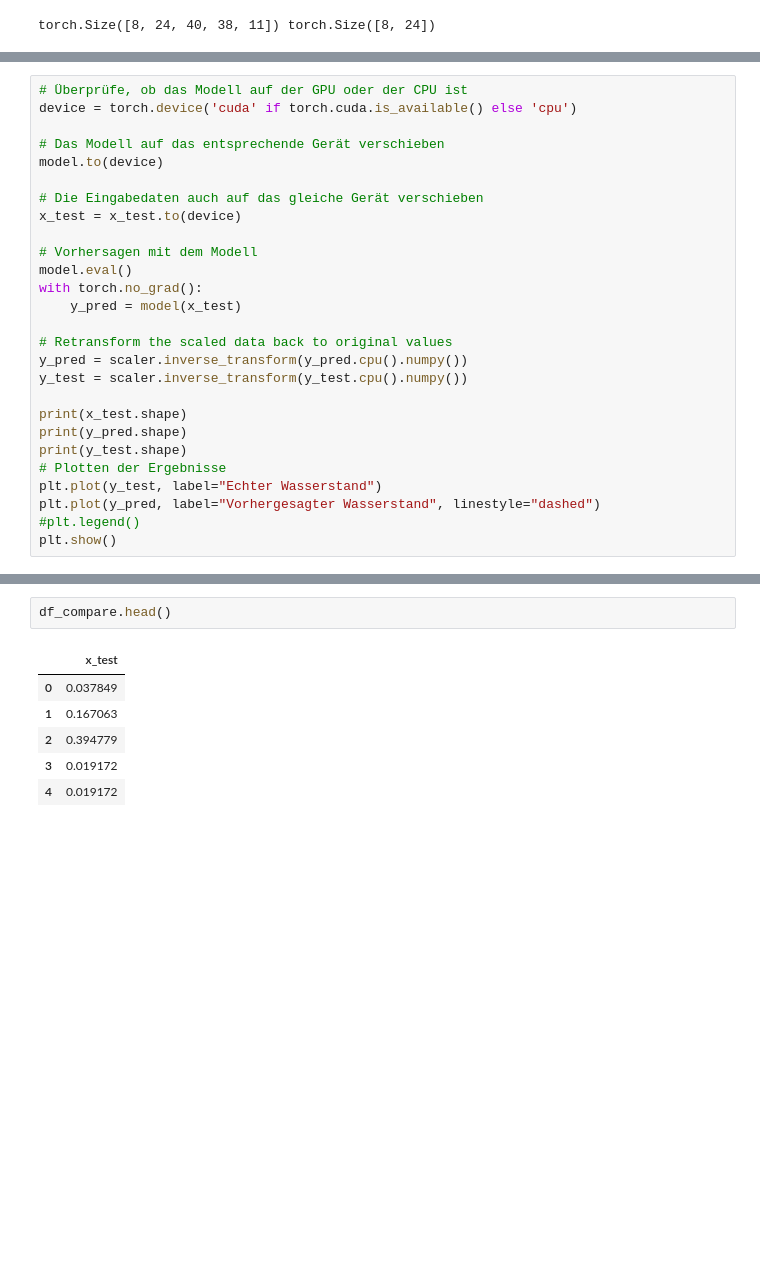
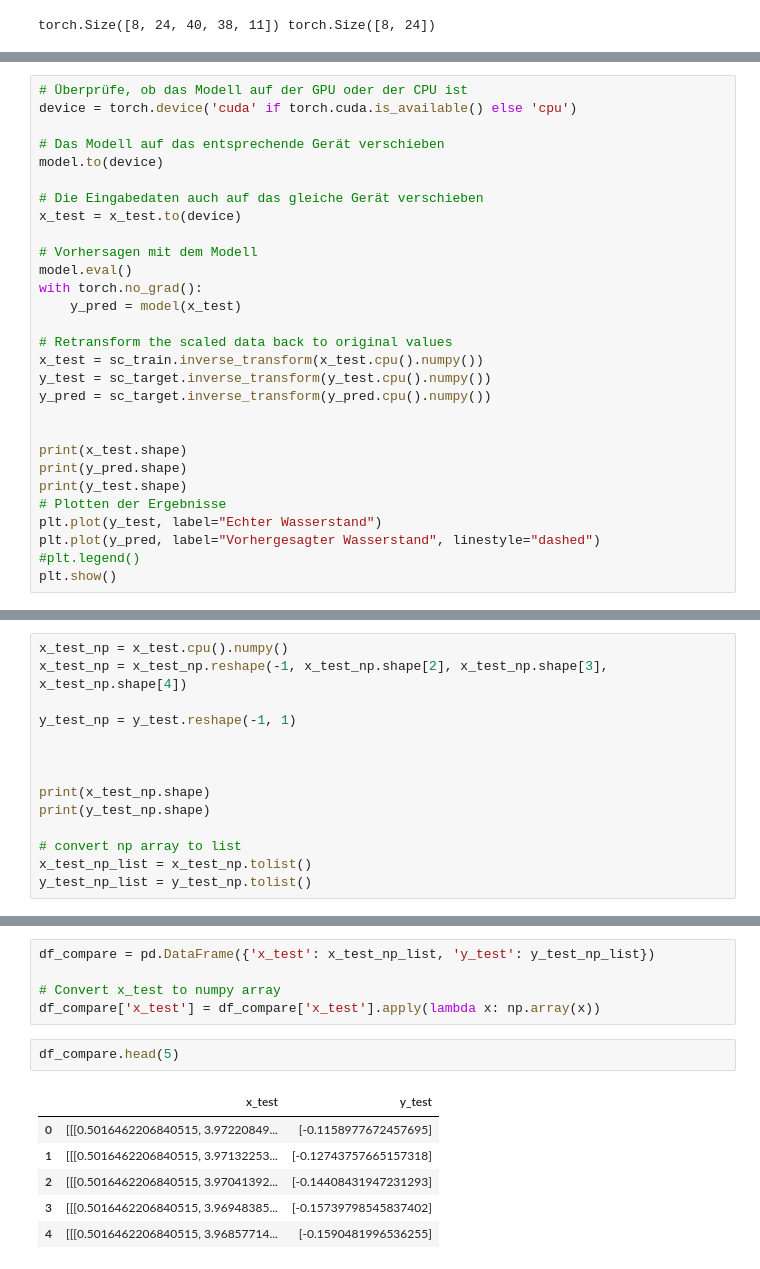
Before and after one commit to RATFIVE/GEOMAR-DeepLearning, a Jupyter notebook: app/backend/small-model.ipynb, the cells around one changed output, grey strips where cells are left out. Cells and saved outputs as stored; diff of their text form; blank space fills up the shorter version.

Commit message:
Havve to change shapes

```diff
--- a/app/backend/small-model.ipynb
+++ b/app/backend/small-model.ipynb
@@ -445,8 +462,10 @@ with torch.no_grad():
     y_pred = model(x_test)
 
 # Retransform the scaled data back to original values
-y_pred = scaler.inverse_transform(y_pred.cpu().numpy())
-y_test = scaler.inverse_transform(y_test.cpu().numpy())
+x_test = sc_train.inverse_transform(x_test.cpu().numpy())
+y_test = sc_target.inverse_transform(y_test.cpu().numpy())
+y_pred = sc_target.inverse_transform(y_pred.cpu().numpy())
+
 
 print(x_test.shape)
 print(y_pred.shape)
@@ -475,0 +480,14 @@ df_compare = pd.DataFrame({"x_test": x_test_cpu.flatten()})
+# %%
+x_test_np = x_test.cpu().numpy()
+x_test_np = x_test_np.reshape(-1, x_test_np.shape[2], x_test_np.shape[3], x_test_np.shape[4])
+
+y_test_np = y_test.reshape(-1, 1)
+
+
+
+print(x_test_np.shape)
+print(y_test_np.shape)
+
+# convert np array to list
+x_test_np_list = x_test_np.tolist()
+y_test_np_list = y_test_np.tolist()
@@ -476,9 +517,14 @@ df_compare = pd.DataFrame({"x_test": x_test_cpu.flatten()})
+# %%
+df_compare = pd.DataFrame({'x_test': x_test_np_list, 'y_test': y_test_np_list})
+
+# Convert x_test to numpy array
+df_compare['x_test'] = df_compare['x_test'].apply(lambda x: np.array(x))
 # %%
-df_compare.head()
+df_compare.head(5)
 # %% [output]
-|  | x_test |
-| 0 | 0.037849 |
-| 1 | 0.167063 |
-| 2 | 0.394779 |
-| 3 | 0.019172 |
-| 4 | 0.019172 |
+|  | x_test | y_test |
+| 0 | [[[0.5016462206840515, 3.97220849... | [-0.1158977672457695] |
+| 1 | [[[0.5016462206840515, 3.97132253... | [-0.12743757665157318] |
+| 2 | [[[0.5016462206840515, 3.97041392... | [-0.14408431947231293] |
+| 3 | [[[0.5016462206840515, 3.96948385... | [-0.15739798545837402] |
+| 4 | [[[0.5016462206840515, 3.96857714... | [-0.1590481996536255] |
```
Also changed, not shown: parts of 13 cells of this notebook.
